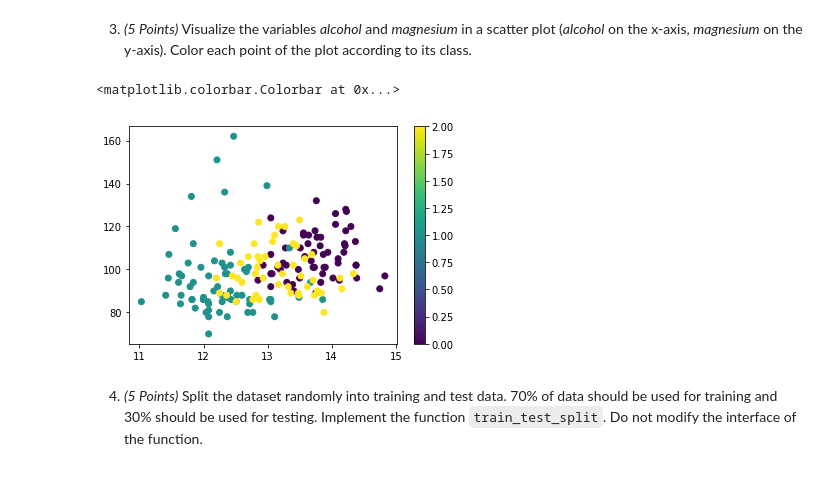
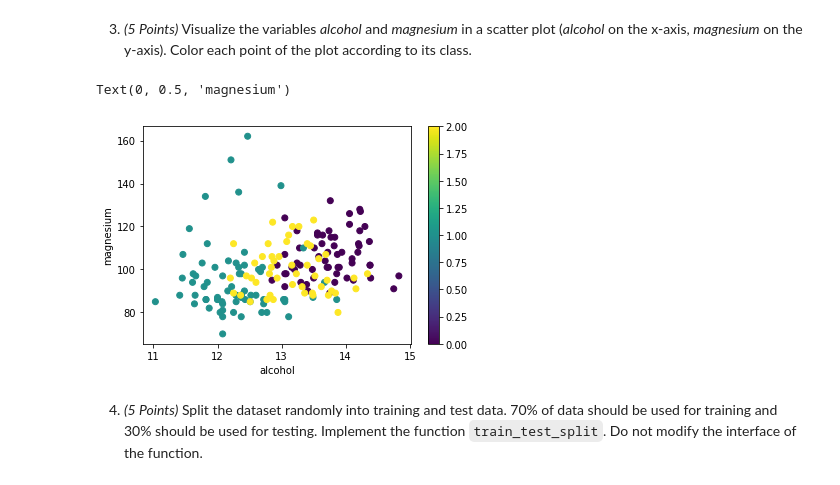
Before and after one commit to KONAKONA666/mlss21_hausaufgaben, a Jupyter notebook: assigment_1/assignment1_sol.ipynb, the cells around one changed output. Cells and saved outputs as stored; diff of their text form; code cells hidden in the pictures.

```diff
--- a/assigment_1/assignment1_sol.ipynb
+++ b/assigment_1/assignment1_sol.ipynb
@@ -57,9 +74,11 @@ Samples per class: [59 71 48]
 # %%
 plt.scatter(X[:, 0], X[:, 4], c=y)
 plt.colorbar()
+plt.xlabel("alcohol")
+plt.ylabel("magnesium")
 # %% [output]
-<matplotlib.colorbar.Colorbar at 0x...>
+Text(0, 0.5, 'magnesium')
-[figure, old version]
+[figure, new version]
 # %% [markdown]
 4) *(5 Points)* Split the dataset randomly into training and test data. 70% of data should be used for training and 30% should be used for testing. Implement the function `train_test_split`. Do not modify the interface of the function.
 # %%
```
Also changed, not shown: parts of 6 cells of this notebook.
